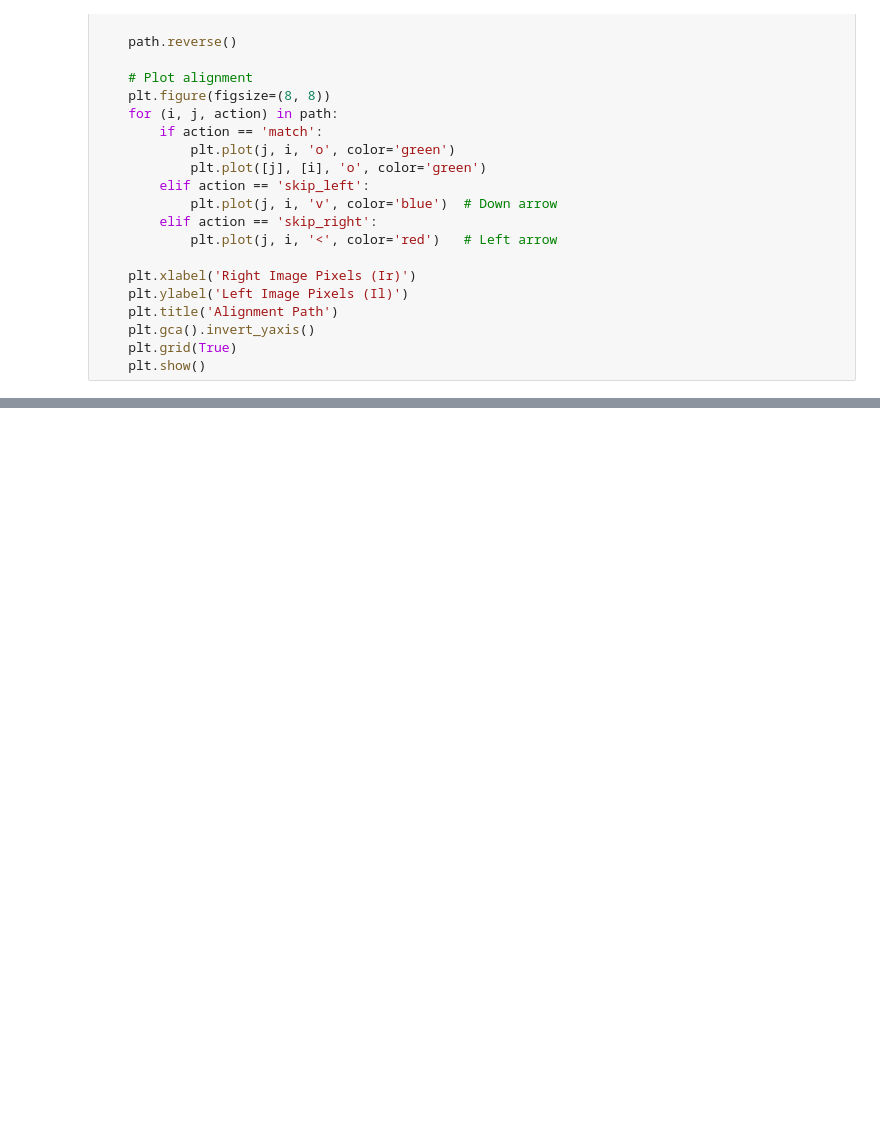
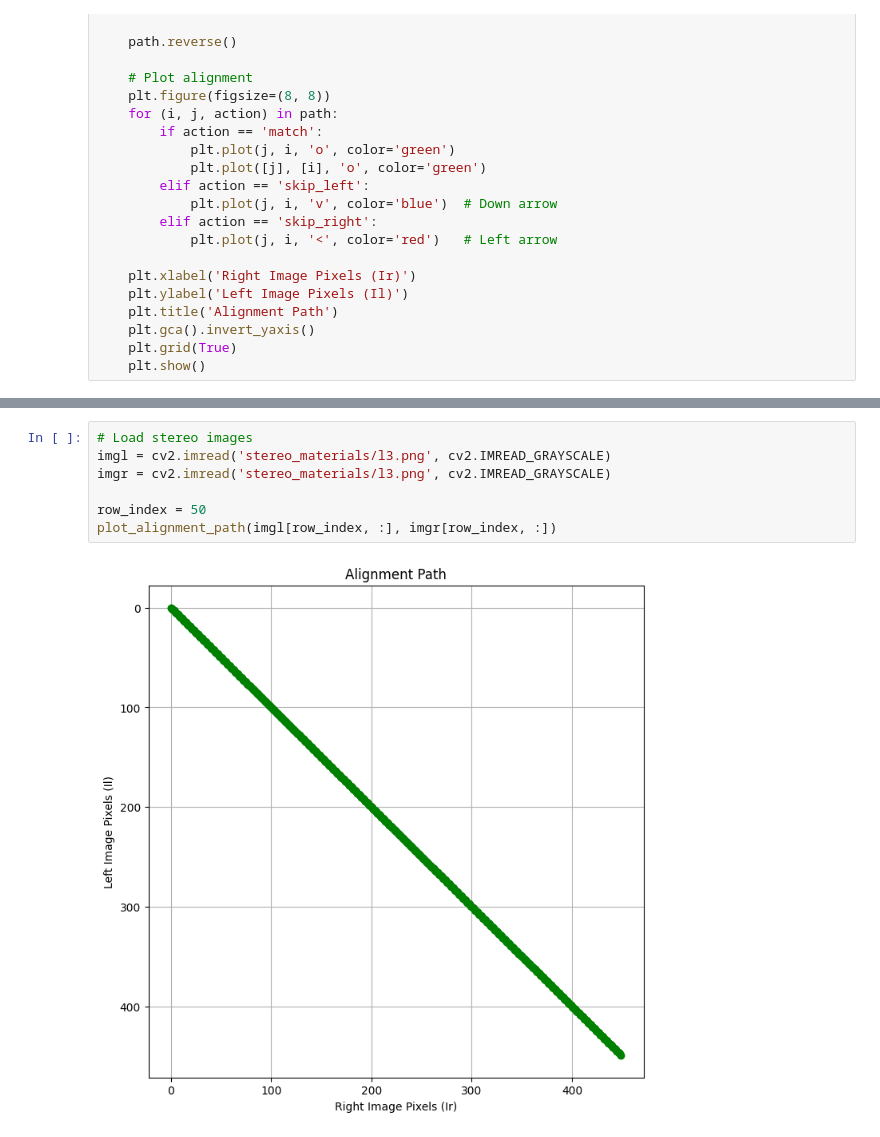
Before and after one commit to JanaAdel1010/Stereo-Vision, a Jupyter notebook: Dynamic Programming.ipynb, the cells around one changed output, grey strips where cells are left out. Drawn from its saved outputs; the diff is of its cells as text; blank space fills up the shorter version.

```diff
--- a/Dynamic Programming.ipynb
+++ b/Dynamic Programming.ipynb
@@ -159,0 +209,9 @@ plot_alignment_path(imgl[row_index, :], imgr[row_index, :])
+# %%
+# Load stereo images
+imgl = cv2.imread('stereo_materials/l3.png', cv2.IMREAD_GRAYSCALE)
+imgr = cv2.imread('stereo_materials/l3.png', cv2.IMREAD_GRAYSCALE)
+
+row_index = 50
+plot_alignment_path(imgl[row_index, :], imgr[row_index, :])
+# %% [output]
+[figure, added]
```
Also changed, not shown: parts of 8 cells of this notebook.
